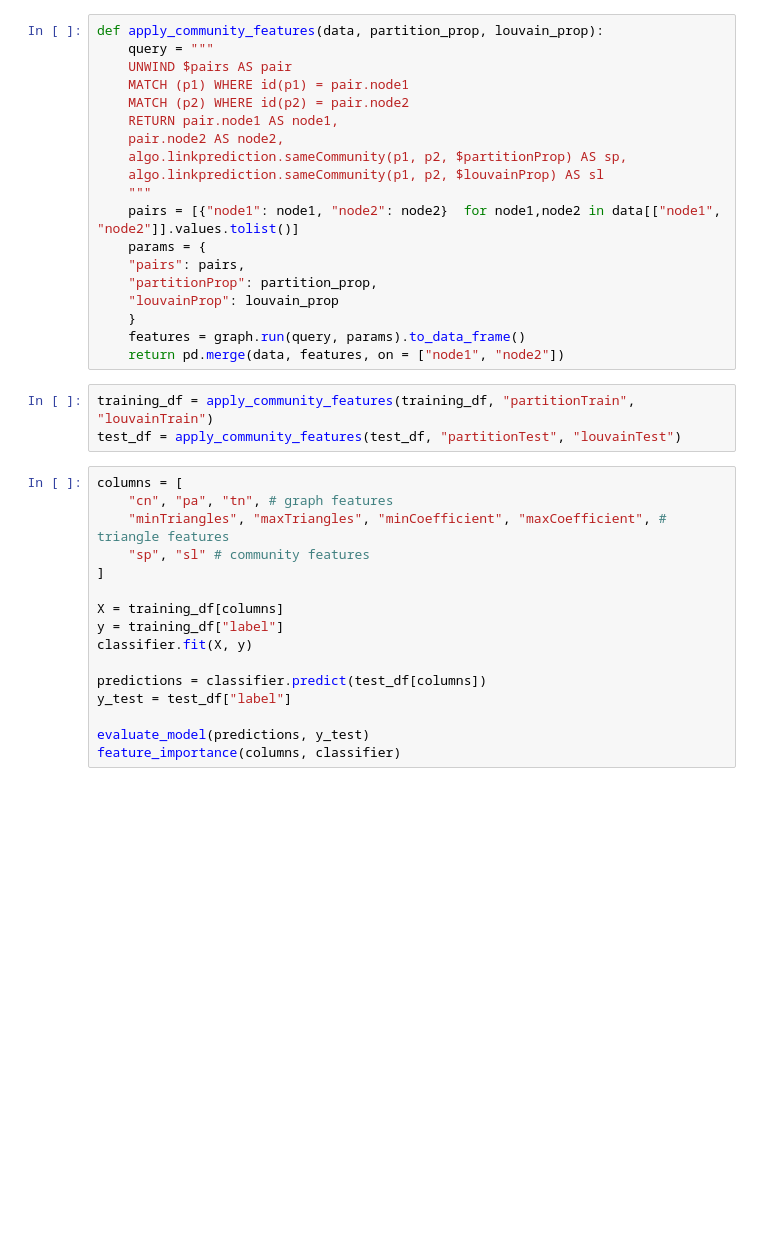
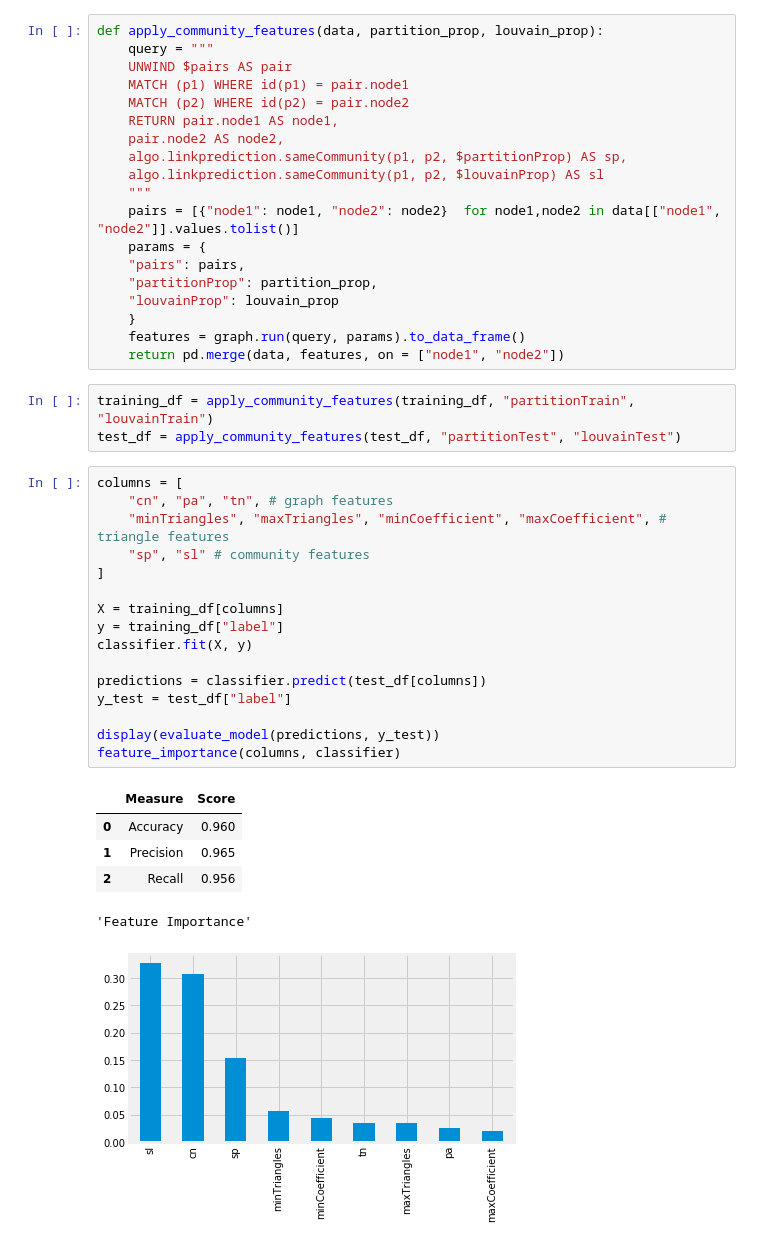
Before and after one commit to mneedham/data-science-training, a Jupyter notebook: 04_Predictions.ipynb, the cells around one changed output. Drawn from its saved outputs; the diff is of its cells as text; blank space fills up the shorter version.

```diff
--- a/04_Predictions.ipynb
+++ b/04_Predictions.ipynb
@@ -425,16 +531,23 @@ test_df = apply_community_features(test_df, "partitionTest", "louvainTest")
 # %%
 columns = [
     "cn", "pa", "tn", # graph features
     "minTriangles", "maxTriangles", "minCoefficient", "maxCoefficient", # triangle features
     "sp", "sl" # community features
 ]
 
 X = training_df[columns]
 y = training_df["label"]
 classifier.fit(X, y)
 
 predictions = classifier.predict(test_df[columns])
 y_test = test_df["label"]
 
-evaluate_model(predictions, y_test)
+display(evaluate_model(predictions, y_test))
 feature_importance(columns, classifier)
+# %% [output]
+|  | Measure | Score |
+| 0 | Accuracy | 0.960 |
+| 1 | Precision | 0.965 |
+| 2 | Recall | 0.956 |
+'Feature Importance'
+[figure, added]
```
Also changed, not shown: parts of 16 cells of this notebook.
